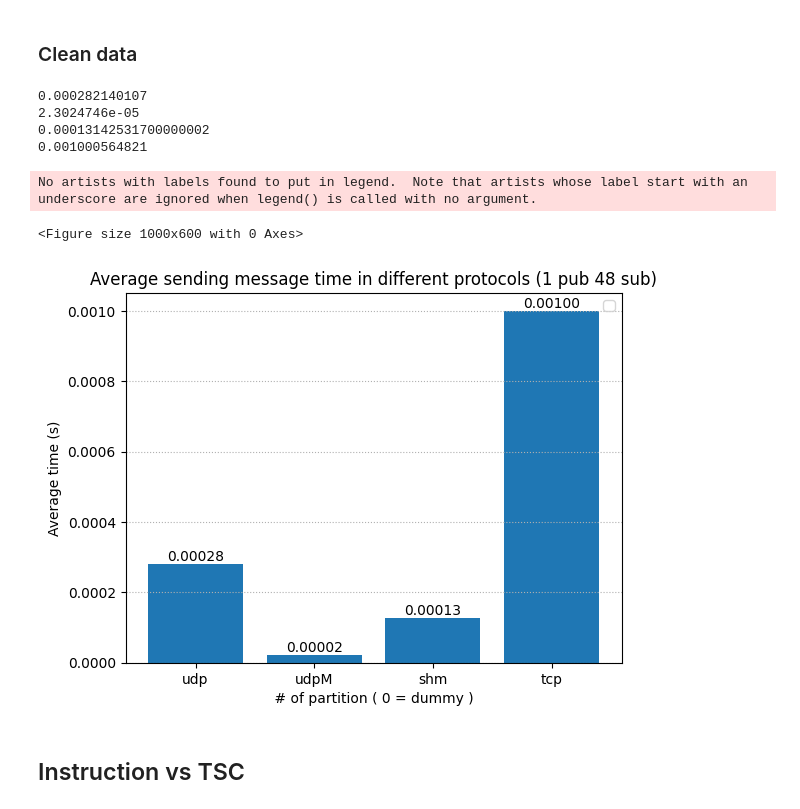
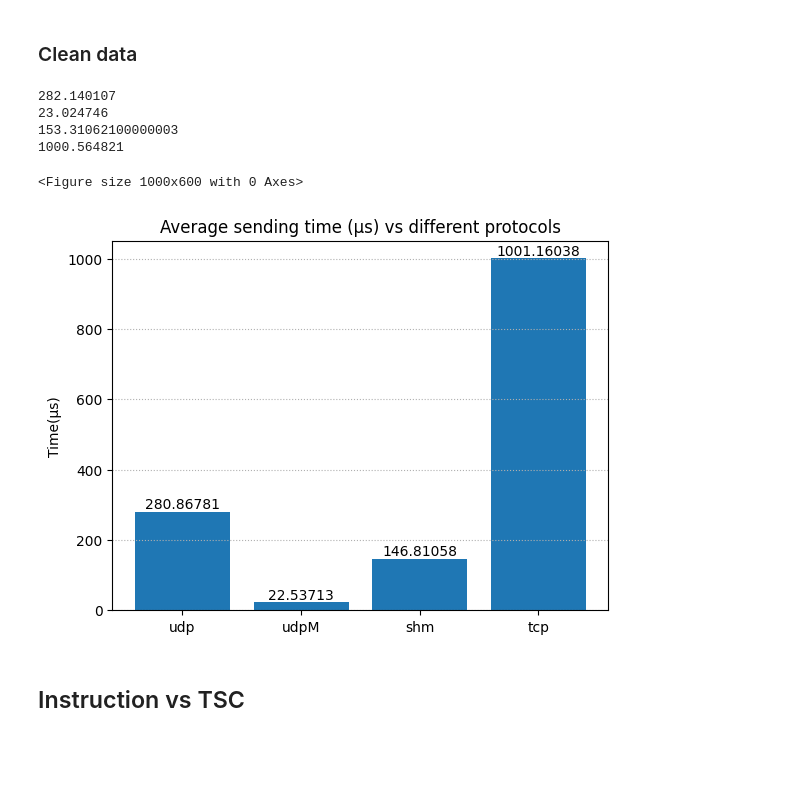
Before and after one commit to madella/tesiM, a Jupyter notebook: cineca/d_proc_transport.ipynb, the cells around one changed output. Drawn from its saved outputs; the diff is of its cells as text; code cells hidden in the pictures; blank space fills up the shorter version.

```diff
--- a/cineca/d_proc_transport.ipynb
+++ b/cineca/d_proc_transport.ipynb
@@ -103,7 +103,7 @@ for prots in received_data:
     list_difference=[]
     nlen= len(received_data[prots])
     for cycle_data in received_data[prots]:
-        list_difference.append(cycle_data[0] + cycle_data[1] / 1e9) # time in second
+        list_difference.append(cycle_data[0] * 1e6 + cycle_data[1] / 1e3) # time in second
     column_time[prots]=list_difference
     print(np.average(column_time[prots]))
 
@@ -191,7 +189,7 @@ for prots in sent_data_time:
     list_difference=[]
     nlen= len(sent_data_time[prots])
     for cycle_data in sent_data_time[prots]:
-        list_difference.append(cycle_data[0] + cycle_data[1] / 1e9) # time in second
+        list_difference.append(cycle_data[0] * 1e6 + cycle_data[1] / 1e3) # time in second
     column_time_sent[prots]=list_difference
     print(np.average(column_time_sent[prots]))
 
@@ -201,38 +199,35 @@ for prots, data in column_time_sent.items():
     lower_bound, upper_bound = calculate_iqr(data)
     column_time_sent_cleaned[prots] = [x for x in data if lower_bound <= x <= upper_bound]
 # %% [output]
-0.000282140107
-2.3024746e-05
-0.00013142531700000002
-0.001000564821
+282.140107
+23.024746
+153.31062100000003
+1000.564821
 # %%
 # Prepare data for bar plot
 column_averages={}
 for prots, data in column_time_sent_cleaned.items():
     column_averages[prots] = np.average(column_time_sent_cleaned[prots])
 
 bar_labels = protocols
 bar_colors = ['tab:red', 'tab:orange', 'tab:blue', 'tab:green','tab:purple','tab:pink','tab:cyan','tab:olive']
 
 plt.figure(figsize=(10, 6))
 fig, ax = plt.subplots()
 bars= ax.bar(bar_labels,column_averages.values())
 # Add values inside each bar
 for bar in bars:
     height = bar.get_height()
     ax.text(bar.get_x() + bar.get_width() / 2, height, f'{height:.5f}', ha='center', va='bottom')
-plt.xlabel(" # of partition ( 0 = dummy ) ")
-plt.ylabel("Average time (s)")
-plt.legend()
-plt.title("Average sending message time in different protocols (1 pub 48 sub)")
+plt.ylabel("Time(μs)")
+plt.title("Average sending time (μs) vs different protocols")
 plt.grid(axis='y', linestyle=':')
-#plt.savefig(f"results/barplots_protocols_{base_dir.split('/')[2]}.png")
+plt.savefig(f"{base_save_dir}barplots_onlysending_{base_dir.split('/')[2]}.png")
 
 plt.show()
 # %% [output]
-No artists with labels found to put in legend.  Note that artists whose label start with an underscore are ignored when legend() is called with no argument.
+<Figure size 1000x600 with 0 Axes>
-<Figure size 1000x600 with 0 Axes>
-[figure, old version]
+[figure, new version]
 # %% [markdown]
 ## Instruction vs TSC
 # %%
```
Also changed, not shown: parts of 6 cells of this notebook, 21 other files.
